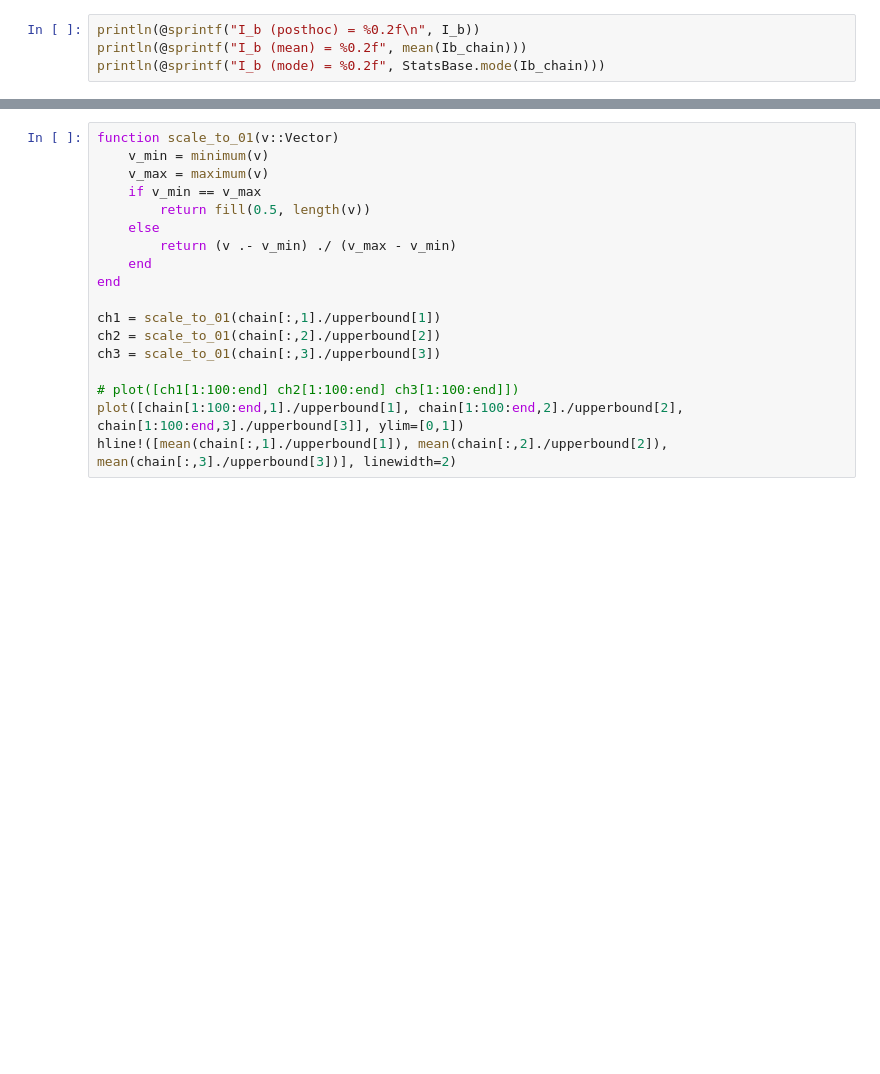
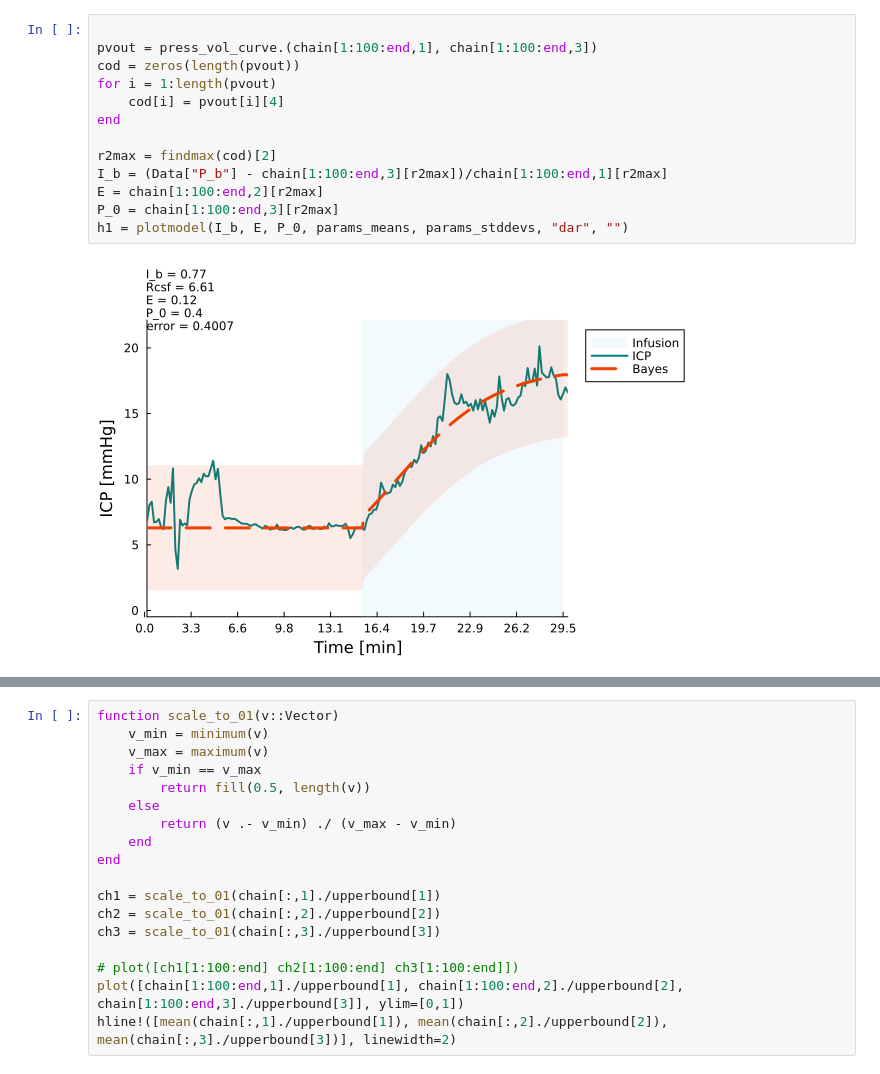
Before and after one commit to jeremi-chabros/CSF-dynamics, a Jupyter notebook: metro_hastings.ipynb, the cells around one changed output, grey strips where cells are left out. Drawn from its saved outputs; the diff is of its cells as text; blank space fills up the shorter version.

```diff
--- a/metro_hastings.ipynb
+++ b/metro_hastings.ipynb
@@ -223,4 +82,15 @@ plot(h1, h2, h3, h4, h5, h6, layout=[grid(2,1, heights=[.5,.3]),grid(2,2, height
-# %%
-println(@sprintf("I_b (posthoc) = %0.2f\n", I_b))
-println(@sprintf("I_b (mean) = %0.2f", mean(Ib_chain)))
-println(@sprintf("I_b (mode) = %0.2f", StatsBase.mode(Ib_chain)))
+# %%
+
+pvout = press_vol_curve.(chain[1:100:end,1], chain[1:100:end,3])
+cod = zeros(length(pvout))
+for i = 1:length(pvout)
+    cod[i] = pvout[i][4]
+end
+
+r2max = findmax(cod)[2]
+I_b = (Data["P_b"] - chain[1:100:end,3][r2max])/chain[1:100:end,1][r2max]
+E = chain[1:100:end,2][r2max]
+P_0 = chain[1:100:end,3][r2max]
+h1 = plotmodel(I_b, E, P_0, params_means, params_stddevs, "dar", "")
+# %% [output]
+[figure, added]
```
Also changed, not shown: parts of 4 cells of this notebook, 3 other files.
